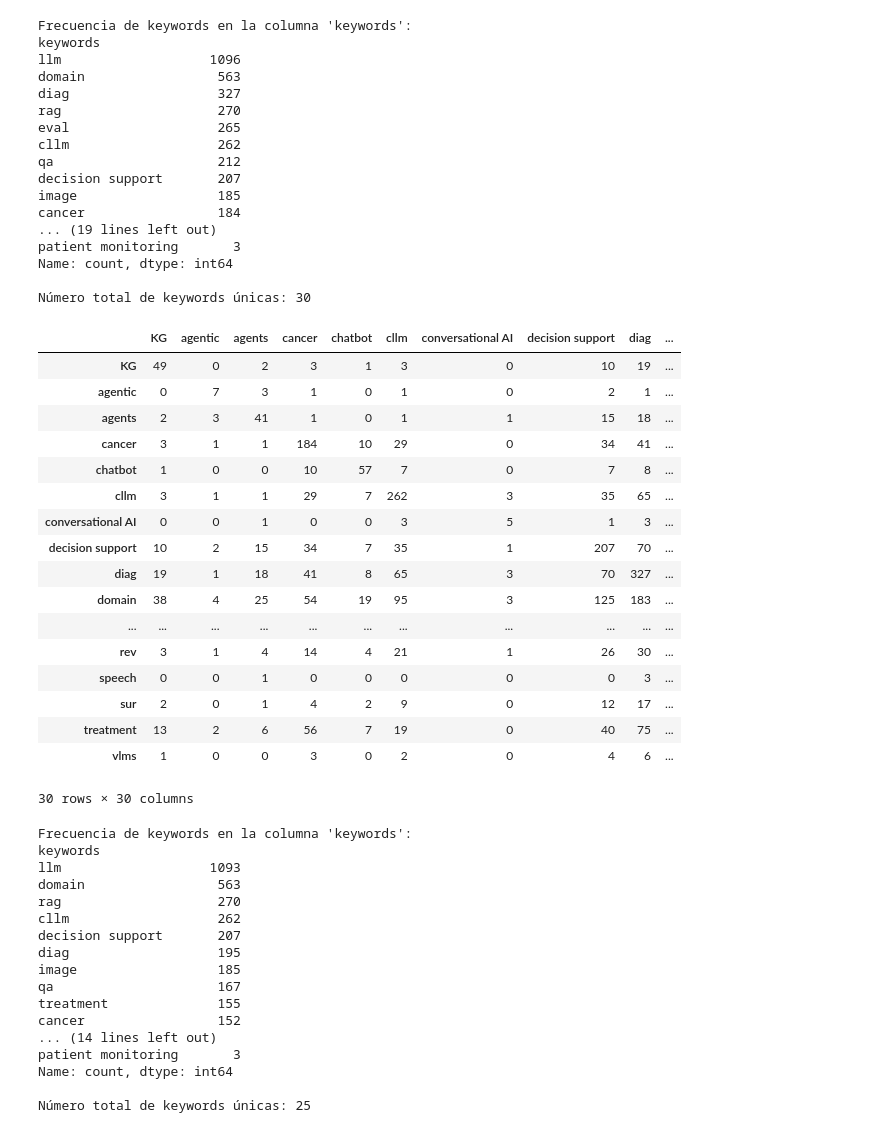
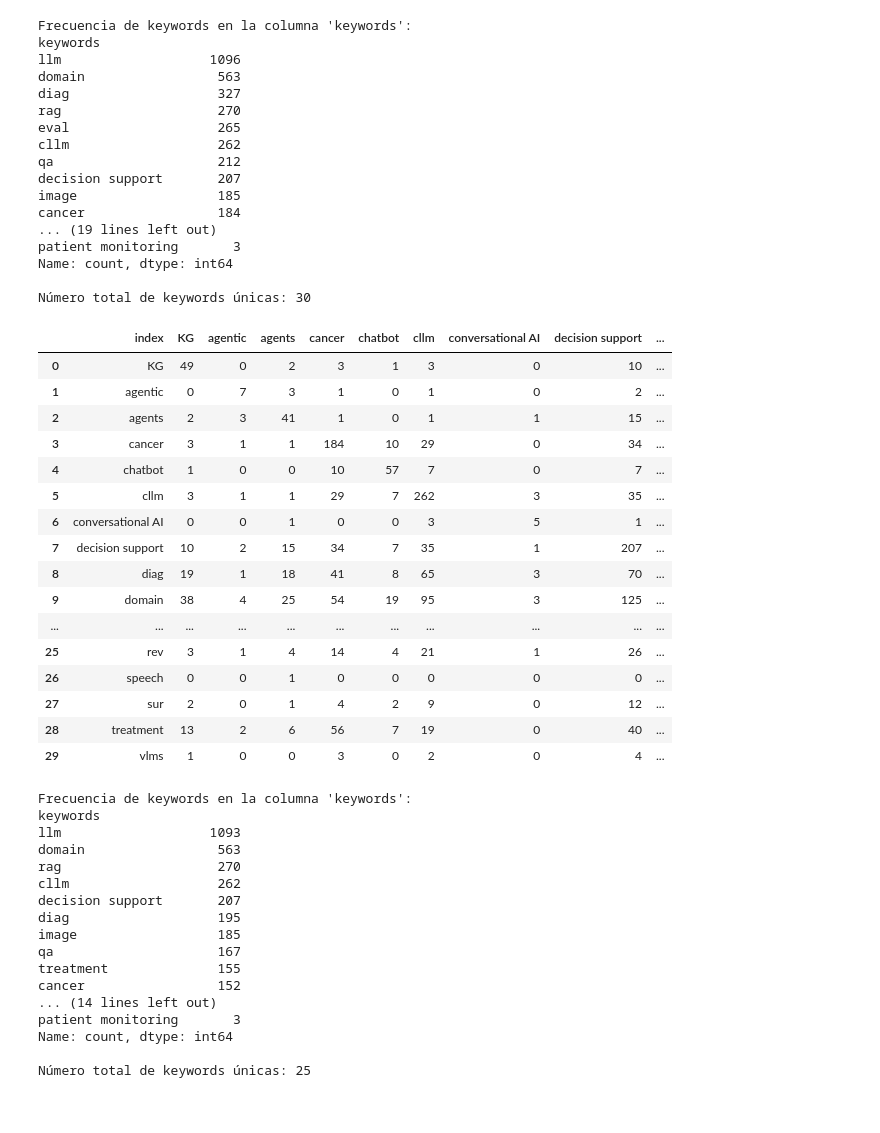
Before and after one commit to phdupmmcp/phase1_soa, a Jupyter notebook: bulk_analysis.ipynb, the cells around one changed output. Saved outputs shown, nothing was run; the diff lists cells and outputs as text; code cells hidden in the pictures.

```diff
--- a/bulk_analysis.ipynb
+++ b/bulk_analysis.ipynb
@@ -282,27 +282,30 @@ patient monitoring       3
 Name: count, dtype: int64
 
 Número total de keywords únicas: 30
-# %%
-concurrence_matriz_keywords(df_unique_combined, columna_keywords='keywords')
-# %% [output]
-|  | KG | agentic | agents | cancer | chatbot | cllm | conversational AI | decision support | diag | ... |
-| KG | 49 | 0 | 2 | 3 | 1 | 3 | 0 | 10 | 19 | ... |
-| agentic | 0 | 7 | 3 | 1 | 0 | 1 | 0 | 2 | 1 | ... |
-| agents | 2 | 3 | 41 | 1 | 0 | 1 | 1 | 15 | 18 | ... |
-| cancer | 3 | 1 | 1 | 184 | 10 | 29 | 0 | 34 | 41 | ... |
-| chatbot | 1 | 0 | 0 | 10 | 57 | 7 | 0 | 7 | 8 | ... |
-| cllm | 3 | 1 | 1 | 29 | 7 | 262 | 3 | 35 | 65 | ... |
-| conversational AI | 0 | 0 | 1 | 0 | 0 | 3 | 5 | 1 | 3 | ... |
-| decision support | 10 | 2 | 15 | 34 | 7 | 35 | 1 | 207 | 70 | ... |
-| diag | 19 | 1 | 18 | 41 | 8 | 65 | 3 | 70 | 327 | ... |
-| domain | 38 | 4 | 25 | 54 | 19 | 95 | 3 | 125 | 183 | ... |
-| ... | ... | ... | ... | ... | ... | ... | ... | ... | ... | ... |
-| rev | 3 | 1 | 4 | 14 | 4 | 21 | 1 | 26 | 30 | ... |
-| speech | 0 | 0 | 1 | 0 | 0 | 0 | 0 | 0 | 3 | ... |
-| sur | 2 | 0 | 1 | 4 | 2 | 9 | 0 | 12 | 17 | ... |
-| treatment | 13 | 2 | 6 | 56 | 7 | 19 | 0 | 40 | 75 | ... |
-| vlms | 1 | 0 | 0 | 3 | 0 | 2 | 0 | 4 | 6 | ... |
-30 rows × 30 columns
+# %%
+pd.set_option('display.max_columns', None)
+concurrence_kwrds = crear_matriz_coocurrencia_keywords(df_unique_combined, columna_keywords='keywords').reset_index()
+concurrence_kwrds.to_excel(os.path.join(data_folder, 'concurrence_keywords.xlsx'), index=False)
+concurrence_kwrds
+concurrence_kwrds
+# %% [output]
+|  | index | KG | agentic | agents | cancer | chatbot | cllm | conversational AI | decision support | ... |
+| 0 | KG | 49 | 0 | 2 | 3 | 1 | 3 | 0 | 10 | ... |
+| 1 | agentic | 0 | 7 | 3 | 1 | 0 | 1 | 0 | 2 | ... |
+| 2 | agents | 2 | 3 | 41 | 1 | 0 | 1 | 1 | 15 | ... |
+| 3 | cancer | 3 | 1 | 1 | 184 | 10 | 29 | 0 | 34 | ... |
+| 4 | chatbot | 1 | 0 | 0 | 10 | 57 | 7 | 0 | 7 | ... |
+| 5 | cllm | 3 | 1 | 1 | 29 | 7 | 262 | 3 | 35 | ... |
+| 6 | conversational AI | 0 | 0 | 1 | 0 | 0 | 3 | 5 | 1 | ... |
+| 7 | decision support | 10 | 2 | 15 | 34 | 7 | 35 | 1 | 207 | ... |
+| 8 | diag | 19 | 1 | 18 | 41 | 8 | 65 | 3 | 70 | ... |
+| 9 | domain | 38 | 4 | 25 | 54 | 19 | 95 | 3 | 125 | ... |
+| ... | ... | ... | ... | ... | ... | ... | ... | ... | ... | ... |
+| 25 | rev | 3 | 1 | 4 | 14 | 4 | 21 | 1 | 26 | ... |
+| 26 | speech | 0 | 0 | 1 | 0 | 0 | 0 | 0 | 0 | ... |
+| 27 | sur | 2 | 0 | 1 | 4 | 2 | 9 | 0 | 12 | ... |
+| 28 | treatment | 13 | 2 | 6 | 56 | 7 | 19 | 0 | 40 | ... |
+| 29 | vlms | 1 | 0 | 0 | 3 | 0 | 2 | 0 | 4 | ... |
 # %%
 nombre_columna_keywords = 'keywords'
 keywords_series = df_unique_combined[nombre_columna_keywords].astype(str).str.split(',')
```
Also changed, not shown: 3 other files.
